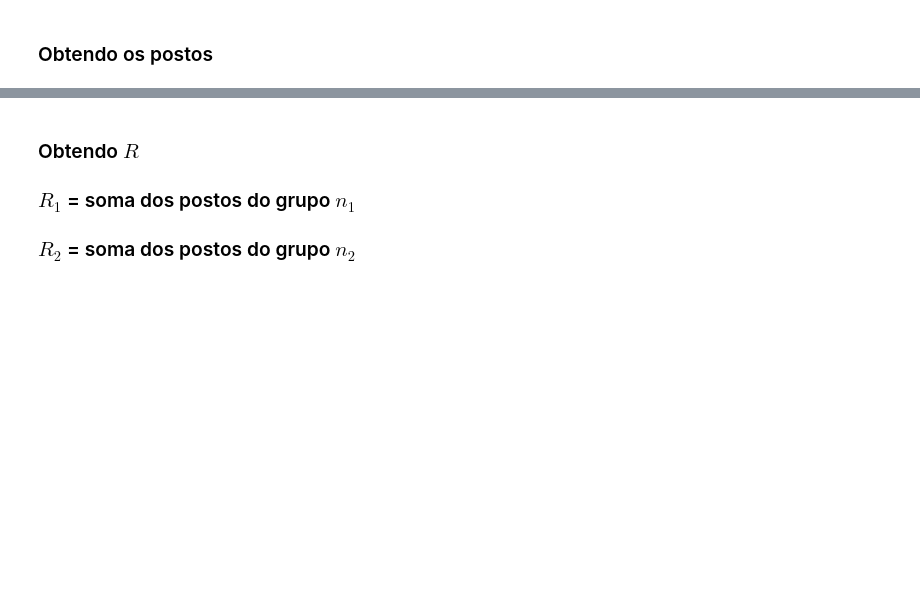
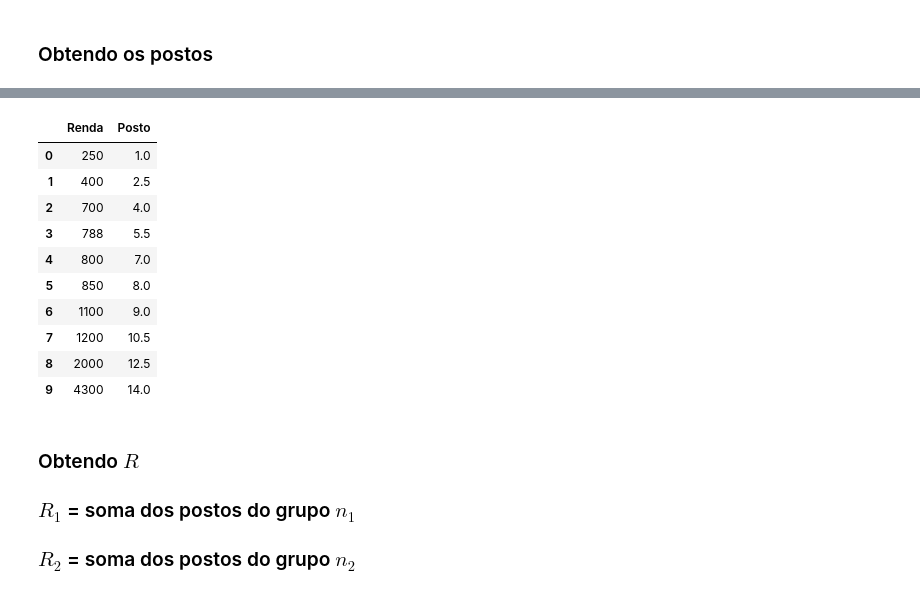
Before and after one commit to fcardosoo/Alura-008-Statistics-with-python-hypothesis-testing, a Jupyter notebook: Curso_de_Estatística_Parte_3.ipynb, the cells around one changed output, grey strips where cells are left out. Saved outputs shown, nothing was run; the diff lists cells and outputs as text; code cells hidden in the pictures; blank space fills up the shorter version.

```diff
--- a/Curso_de_Estatística_Parte_3.ipynb
+++ b/Curso_de_Estatística_Parte_3.ipynb
@@ -1444,0 +1529,3 @@ Onde
+# %%
+posto = sexo[['Renda', 'Posto']].groupby(['Renda']).mean()
+posto
@@ -1445,3 +1545,18 @@ Onde
+# %%
+posto.reset_index(inplace = True)
+posto
+# %% [output]
+|  | Renda | Posto |
+| 0 | 250 | 1.0 |
+| 1 | 400 | 2.5 |
+| 2 | 700 | 4.0 |
+| 3 | 788 | 5.5 |
+| 4 | 800 | 7.0 |
+| 5 | 850 | 8.0 |
+| 6 | 1100 | 9.0 |
+| 7 | 1200 | 10.5 |
+| 8 | 2000 | 12.5 |
+| 9 | 4300 | 14.0 |
 # %% [markdown]
 ### Obtendo $R$
 
```
Also changed, not shown: parts of 6 cells of this notebook.
